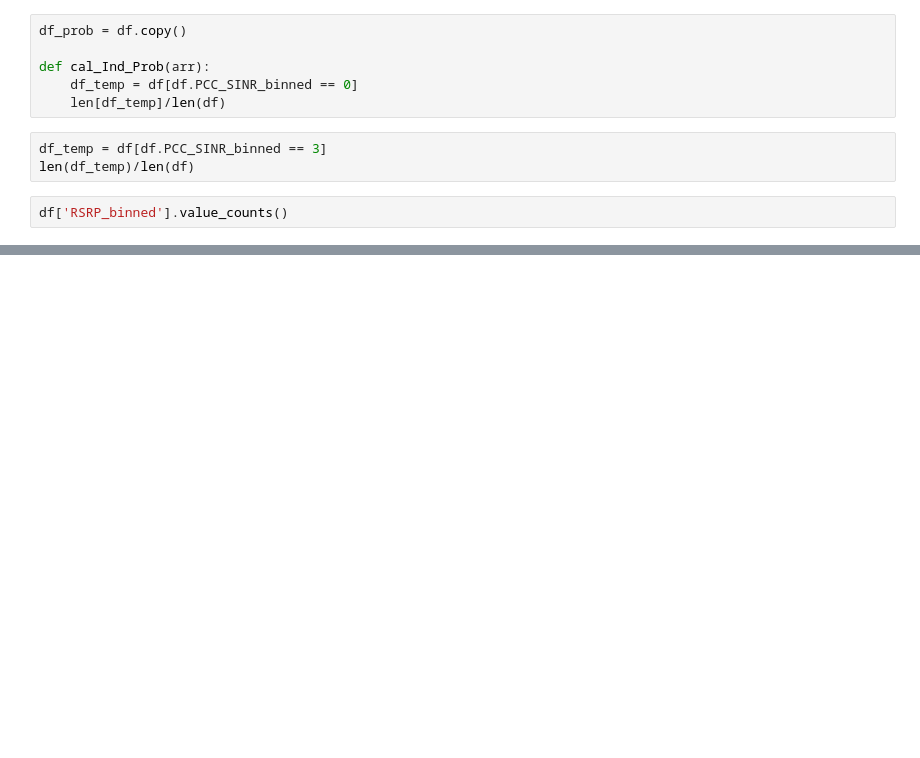
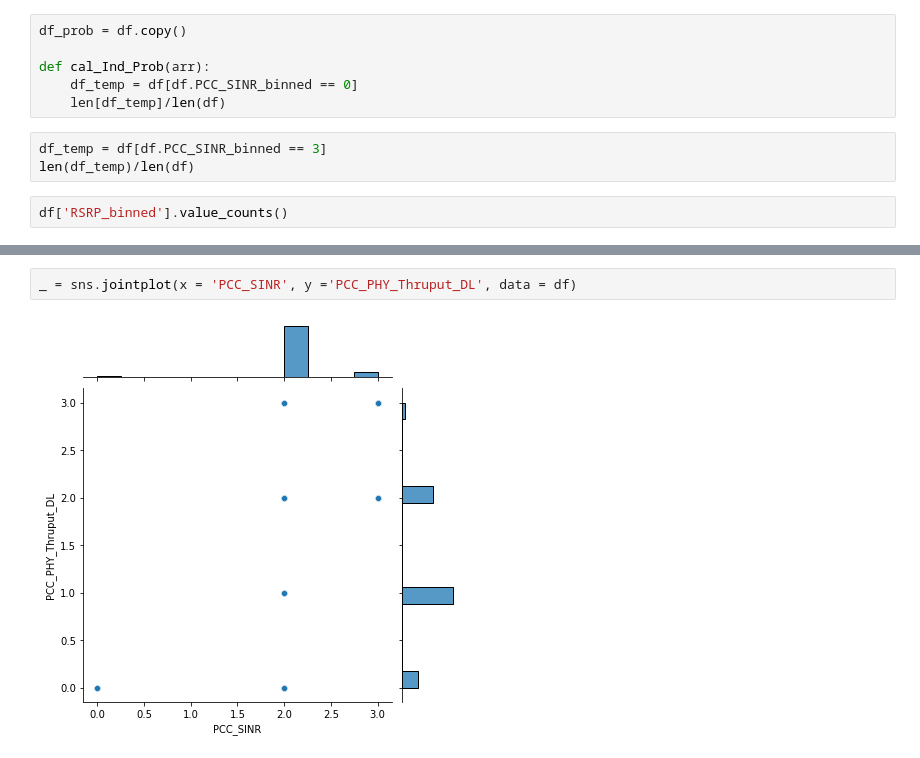
Before and after one commit to SRJaffry/Bayesian_Networks, a Jupyter notebook: Create_Prob_Matrix.ipynb, the cells around one changed output, grey strips where cells are left out. Drawn from its saved outputs; the diff is of its cells as text; blank space fills up the shorter version.

```diff
--- a/Create_Prob_Matrix.ipynb
+++ b/Create_Prob_Matrix.ipynb
@@ -100,0 +209,4 @@ df['RSRP_binned'].value_counts()
+# %%
+_ = sns.jointplot(x = 'PCC_SINR', y ='PCC_PHY_Thruput_DL', data = df)
+# %% [output]
+[figure, added]
```
Also changed, not shown: parts of 15 cells of this notebook, 1 other file.
